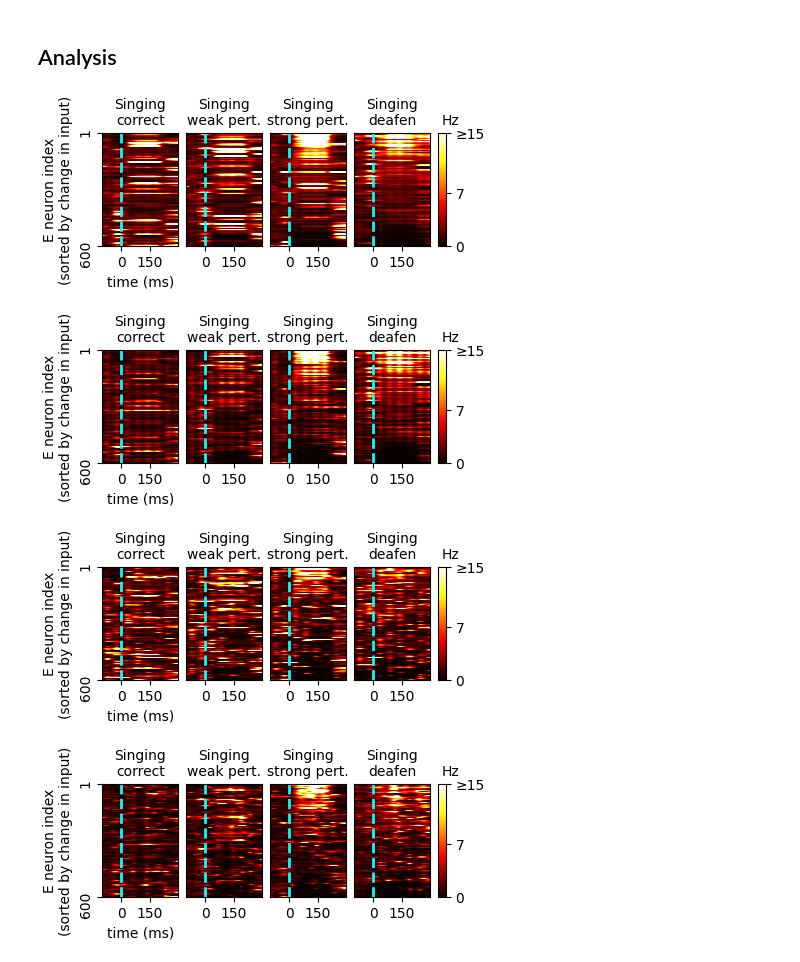
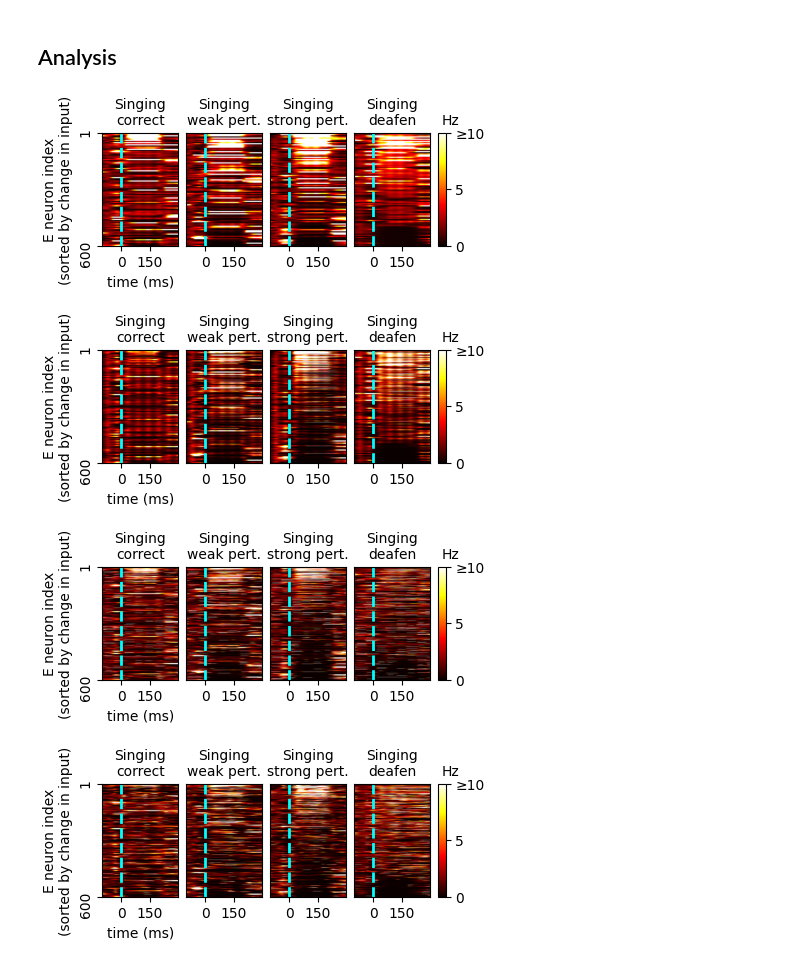
Before and after one commit to gongziyida/vocal-error-network, a Jupyter notebook: learn_real_test_multimodel.ipynb, the cells around one changed output. Drawn from its saved outputs; the diff is of its cells as text; code cells hidden in the pictures.

```diff
--- a/learn_real_test_multimodel.ipynb
+++ b/learn_real_test_multimodel.ipynb
@@ -80,27 +80,27 @@ for tid in range(N_trials):
 # %% [markdown]
 ## Analysis
 # %%
-i = 2
+i = 3
 titles = ['Singing\ncorrect', 'Singing\nweak pert.', 'Singing\nstrong pert.', 'Singing\ndeafen']
 syl = aud_real['ctrl'][:,:,PERT_T0:PERT_T1].mean(axis=(0,2))
-for l, m in enumerate(('FF', 'EI', 'EIrecEE', 'EIrecEI')):
+for l, m in enumerate(('FF', 'HVC2E', 'E2E', 'E2I2E')):
     _ = [res[k][l][i,:,:NE] for k in ('ctrl', 'pert_weak', 'pert_strong', 'deaf')]
     t0, t1 = int(aud_real['pert_t0'][i]) + T_pre, int(aud_real['pert_t1'][i]) + T_pre
     bos_ctrl = aud_real['ctrl'][i,:,t0:t1].mean(axis=1)
     bos_weak_pert = aud_real['pert_weak'][i,:,t0:t1].mean(axis=1)
     bos_strong_pert = aud_real['pert_strong'][i,:,t0:t1].mean(axis=1)
     err = [bos_ctrl - syl, bos_weak_pert - syl, bos_strong_pert - syl, -syl]
     fig, ax = plot_raster_cmp_syl_dsyl(_, titles, syl, err, t0, t1+250,
-                                       figsize=(4.5, 2), plot_z=False, sort_by='e', th=15, tpre=100)
+                                       figsize=(4.5, 2), plot_z=False, sort_by='e', th=10, tpre=100)
     for j in range(len(ax)-1):
         ax[j].set(xticks=[100, 250], xticklabels=[0, 150], xlabel='')
     ax[0].set(xlabel='time (ms)')
     fig.savefig(os.path.join(IMG_DIR, 'err_response_%s_%s.svg' % (m, POSTFIX)))
 # %% [output]
-[figure, old version]
+[figure, new version]
-[figure, old version]
+[figure, new version]
-[figure, old version]
+[figure, new version]
-[figure, old version]
+[figure, new version]
 # %%
 fig, ax = plt.subplots(3, 4, figsize=(4, 3), sharex='all', sharey='all')
 # t0, t1 = T_pre + PERT_T0, T_pre + PERT_T1
```
Also changed, not shown: parts of 7 cells of this notebook, 8 other files.
